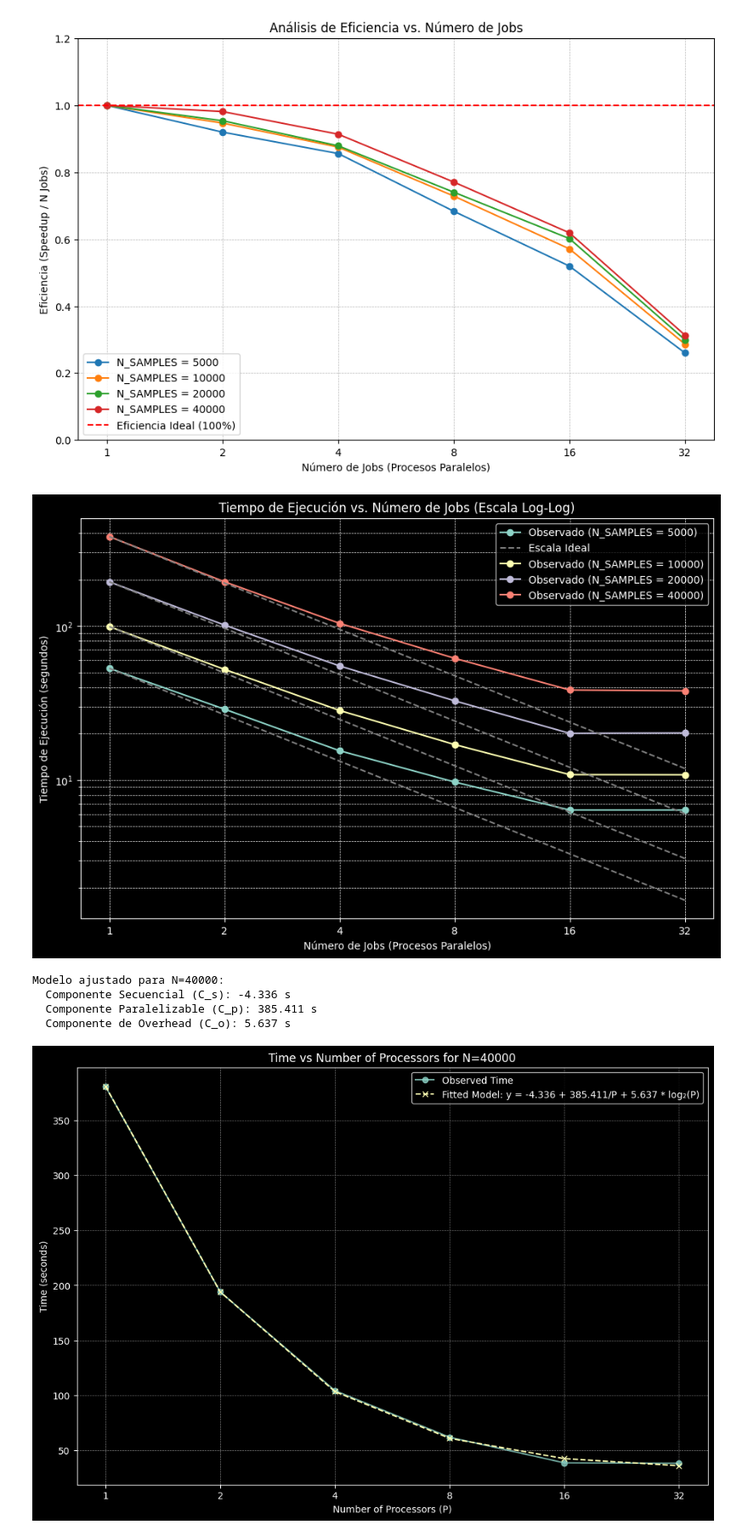
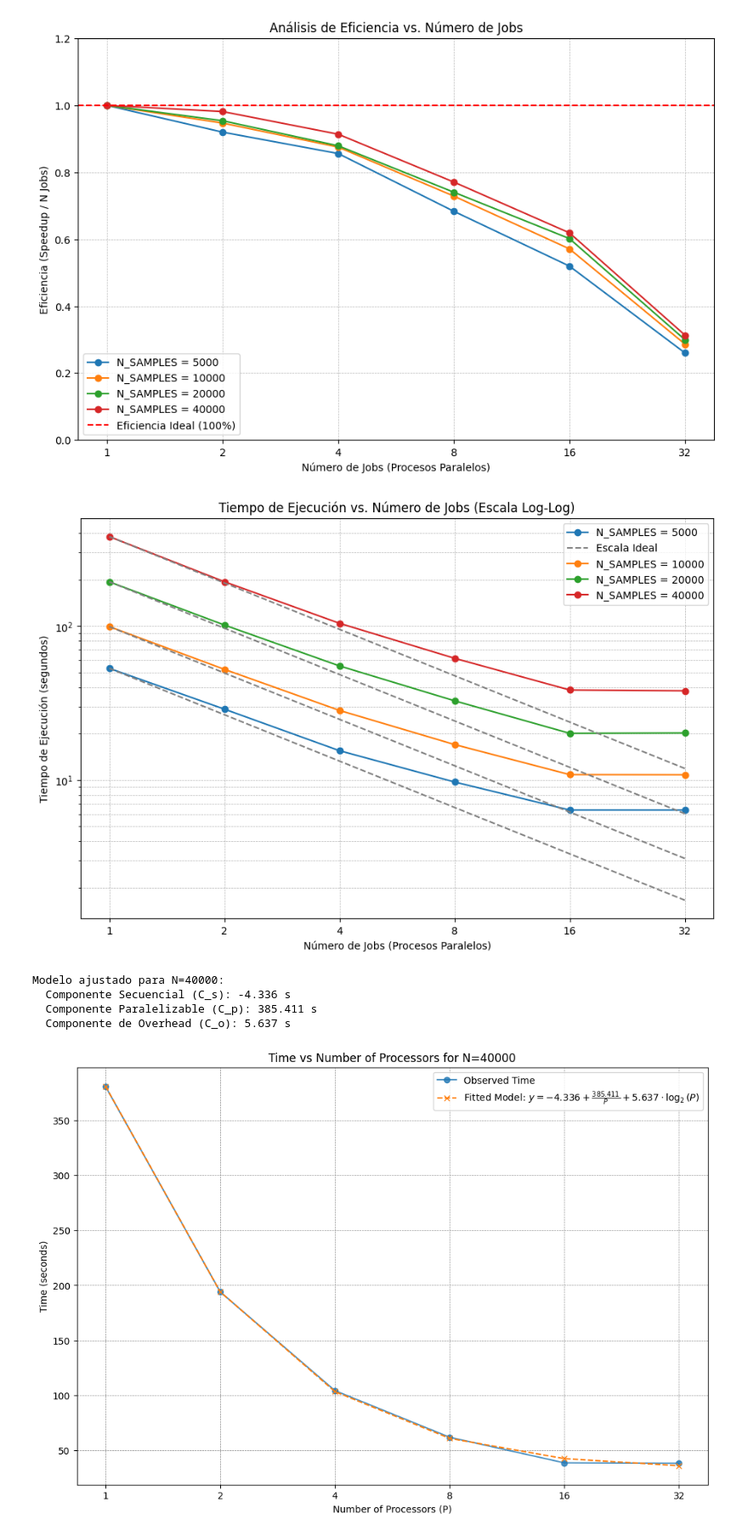
Before and after one commit to s110/Maestria, a Jupyter notebook: 4_hpc/codigo/5_EC01/analytics_new_graph.ipynb, the cells around one changed output. Shown at 85% size. Drawn from its saved outputs; the diff is of its cells as text; code cells hidden in the pictures.

```diff
--- a/4_hpc/codigo/5_EC01/analytics_new_graph.ipynb
+++ b/4_hpc/codigo/5_EC01/analytics_new_graph.ipynb
@@ -257,7 +258,7 @@ for n_samp in valores_n_samples:
         subset.get_column("tiempo_total_entrenamiento"), # <-- CAMBIO AQUÍ
         marker='o',
         linestyle='-',
-        label=f'Observado (N_SAMPLES = {n_samp})'
+        label=f'N_SAMPLES = {n_samp}'
     )
 
     # Calculamos y ploteamos la "escala perfecta" para este grupo
@@ -292,7 +293,7 @@ plt.grid(True, which="both", ls="--", lw=0.5)
 # 8. Mostramos la gráfica
 plt.show()
 # %% [output]
-[figure, old version]
+[figure, new version]
 # %%
 N_SAMPLES_TO_ANALYZE = 40000  # <--- CAMBIA ESTE VALOR (e.g., por 5000, 20000, 40000)
 
@@ -343,35 +344,35 @@ else:
 
     # 5. Grafica los resultados
     # Para replicar el estilo oscuro del ejemplo:
-    plt.style.use('dark_background')
+    plt.style.use('default')
 
     plt.figure(figsize=(12, 8))
 
     # Plotea los datos medidos
     plt.plot(P, T_observed, marker='o', linestyle='-', label='Observed Time', alpha=0.8)
 
     # Si el ajuste fue exitoso, plotea el modelo
     if fit_successful:
         legend_label = (
-            f'Fitted Model: y = {C_s_fit:.3f} + {C_p_fit:.3f}/P + {C_o_fit:.3f} * log₂(P)'
+        f'Fitted Model: $y = {C_s_fit:.3f} + \\frac{{{C_p_fit:.3f}}}{{P}} + {C_o_fit:.3f} \\cdot \\log_{{2}}(P)$'
         )
         plt.plot(P, T_fitted, marker='x', linestyle='--', label=legend_label)
 
     # --- ESTILIZACIÓN DE LA GRÁFICA ---
     plt.xlabel("Number of Processors (P)")
     plt.ylabel("Time (seconds)")
     plt.title(f"Time vs Number of Processors for N={N_SAMPLES_TO_ANALYZE}")
 
     plt.xscale("log", base=2)
     plt.xticks(P, P) # Asegura que los ticks del eje X sean 1, 2, 4, 8...
 
     plt.legend()
     plt.grid(True, which="both", ls="--", lw=0.5, color='gray')
 
     plt.show()
 # %% [output]
 Modelo ajustado para N=40000:
   Componente Secuencial (C_s): -4.336 s
   Componente Paralelizable (C_p): 385.411 s
   Componente de Overhead (C_o): 5.637 s
-[figure, old version]
+[figure, new version]
```
Also changed, not shown: parts of 1 cell of this notebook, 1 other file.
